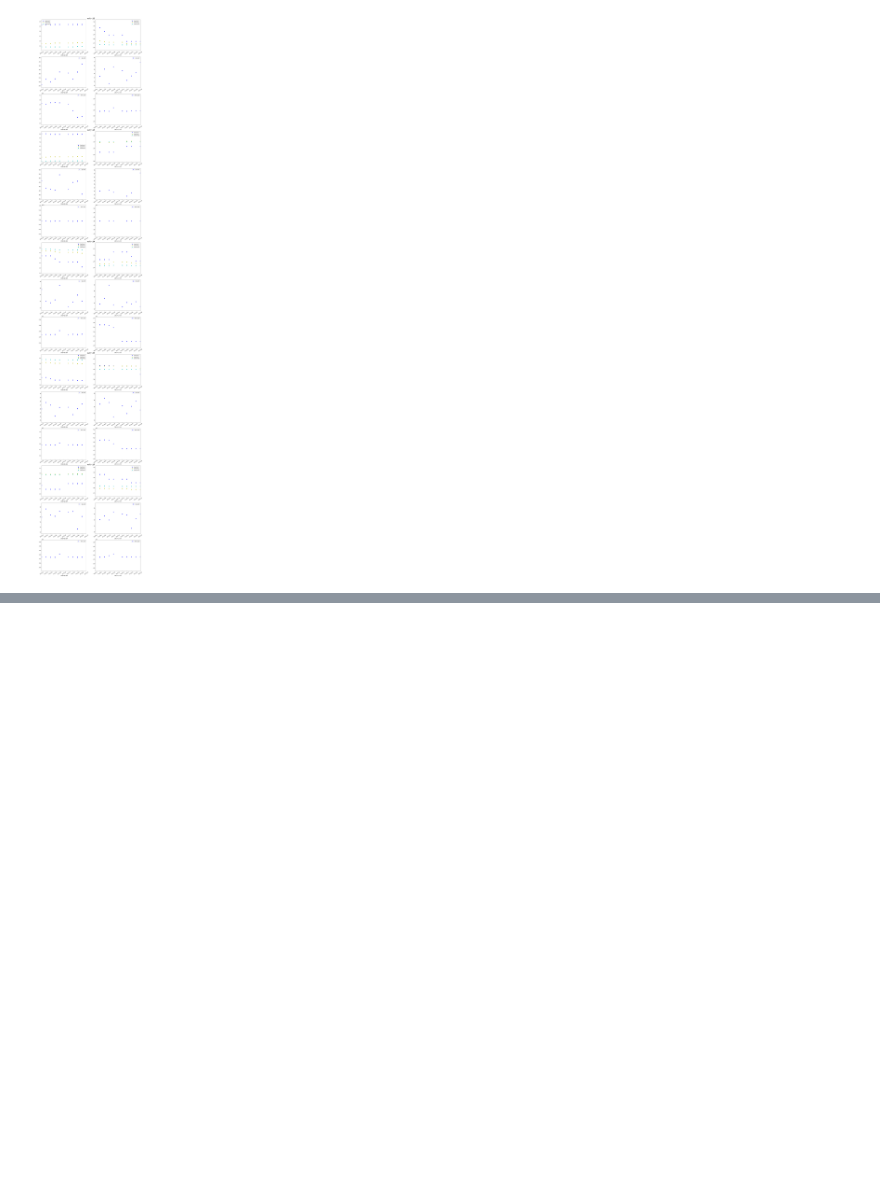
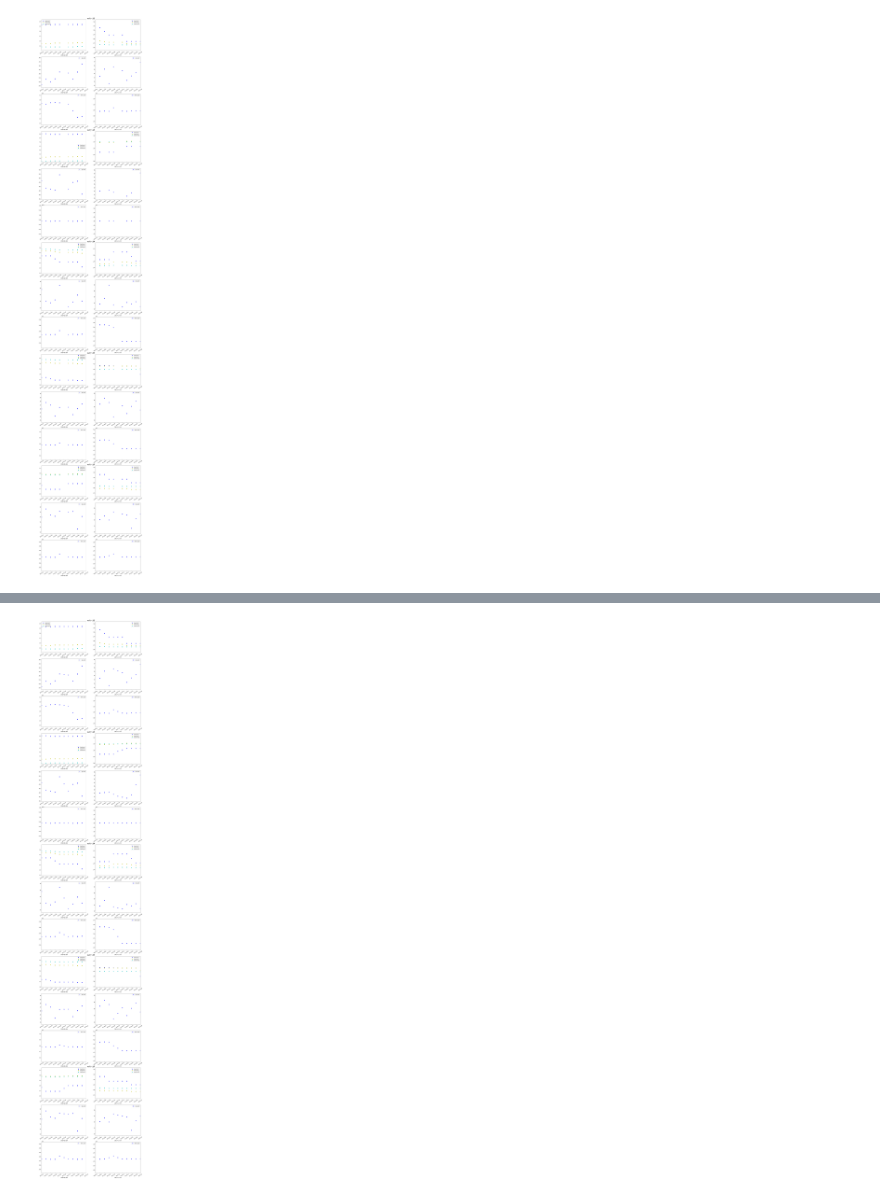
Before and after one commit to Context-Aware-Monitoring/Dependency-Prediction, a Jupyter notebook: notebooks/Analysis of the gaps in metrics.ipynb, the cells around one changed output, grey strips where cells are left out. Cells and saved outputs as stored; diff of their text form; code cells hidden in the pictures; blank space fills up the shorter version.

Commit message:
Added aproximation of gaps in metrics

```diff
--- a/notebooks/Analysis of the gaps in metrics.ipynb
+++ b/notebooks/Analysis of the gaps in metrics.ipynb
@@ -121,3 +126,0 @@ while i < len(nodes['gaps']):
-# %%
-for i in range(len(nodes['gaps'])):
-    print('The max duration of gaps in', nodes['name'][i],'=', nodes['twoGapsForPlot'][i][-1][0], 'second(-s)')
@@ -199,0 +223,43 @@ plt.show()
+# %%
+# approximation of gaps in metrics
+for name in nodes.keys():
+    for gap in nodes[name]['gaps']:
+        beforeTime = gap - timedelta(seconds = 1)
+        afterTime = gap + timedelta(seconds = 1)
+        i = 2
+        while afterTime in nodes[name]['gaps']:
+            afterTime = gap + timedelta(seconds = i)
+            i += 1
+        newRow = {'now': [gap]}
+        for key in nodes[name]['data'].keys():
+            if key != 'now':
+                beforeRow = nodes[name]['dataExperiment'][nodes[name]['dataExperiment']['now'] == beforeTime]
+                afterRow = nodes[name]['dataExperiment'][nodes[name]['dataExperiment']['now'] == afterTime]
+                newRow[key] = [(beforeRow[key].values[0] + afterRow[key].values[0]) / 2]
+        nodes[name]['dataExperiment'] = nodes[name]['dataExperiment'].append(pd.DataFrame(data = newRow))
+    nodes[name]['dataExperiment'] = nodes[name]['dataExperiment'].sort_values(by = 'now').reset_index(drop = True)
+    nodes[name]['dataExperiment'] = nodes[name]['dataExperiment'].drop('gap', 1)
+# %%
+fig, axes = plt.subplots(len(nodeNames) * 3, numberOfGaps)
+
+j = 0
+for i in range(0, len(axes), 3):
+    twoXlims = [[nodes[nodeNames[j]]['twoGapsForPlot'][0][1] - timedelta(seconds = 5),
+                nodes[nodeNames[j]]['twoGapsForPlot'][0][1] + timedelta(seconds = 5)],
+                [nodes[nodeNames[j]]['twoGapsForPlot'][1][1] - timedelta(seconds = 5),
+                nodes[nodeNames[j]]['twoGapsForPlot'][1][1] + timedelta(seconds = 5)]]
+    axes[i, 0].set_title(nodeNames[j], fontsize = 18, x = 1.1)
+    plotLoads(axes[i], nodes[nodeNames[j]]['dataExperiment'], twoXlims)
+    plotCpuOrMem('cpu.user', axes[i + 1], nodes[nodeNames[j]]['dataExperiment'], twoXlims)
+    plotCpuOrMem('mem.used', axes[i + 2], nodes[nodeNames[j]]['dataExperiment'], twoXlims)
+    j += 1
+
+plt.subplots_adjust(top = 20, right = 2.5)
+
+for ax in fig.axes:
+    plt.sca(ax)
+    plt.xticks(rotation = 30)
+
+plt.show()
+# %% [output]
+[figure, added]
```
Also changed, not shown: parts of 12 cells of this notebook.
